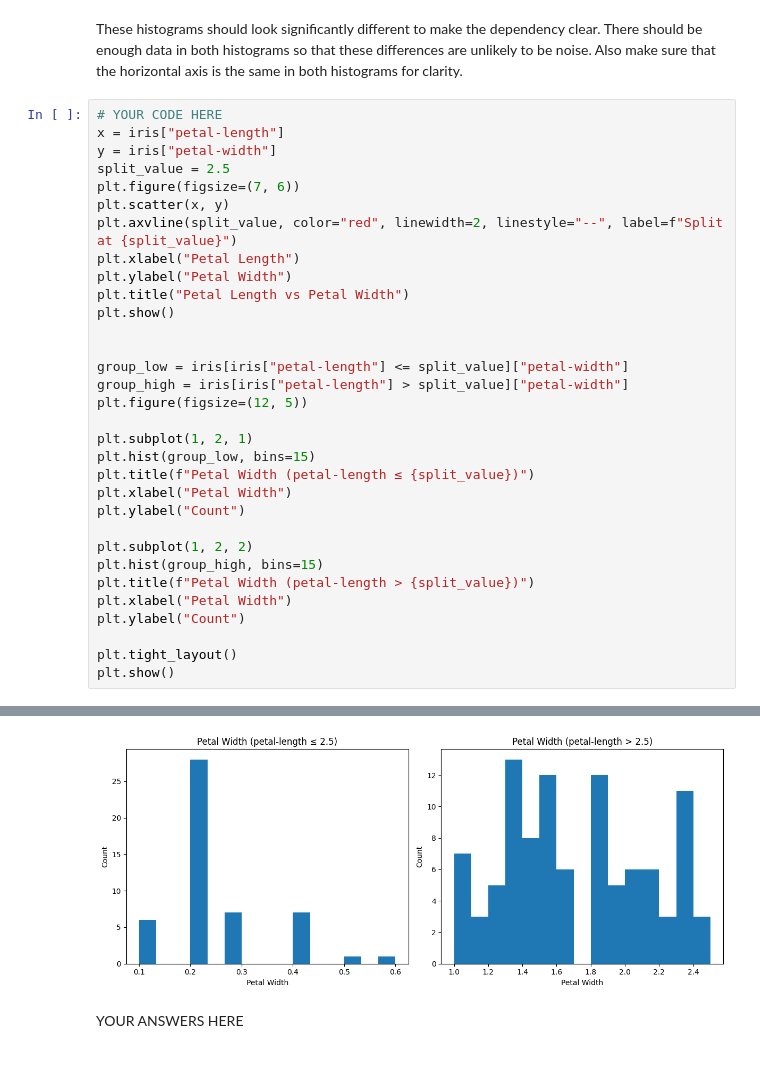
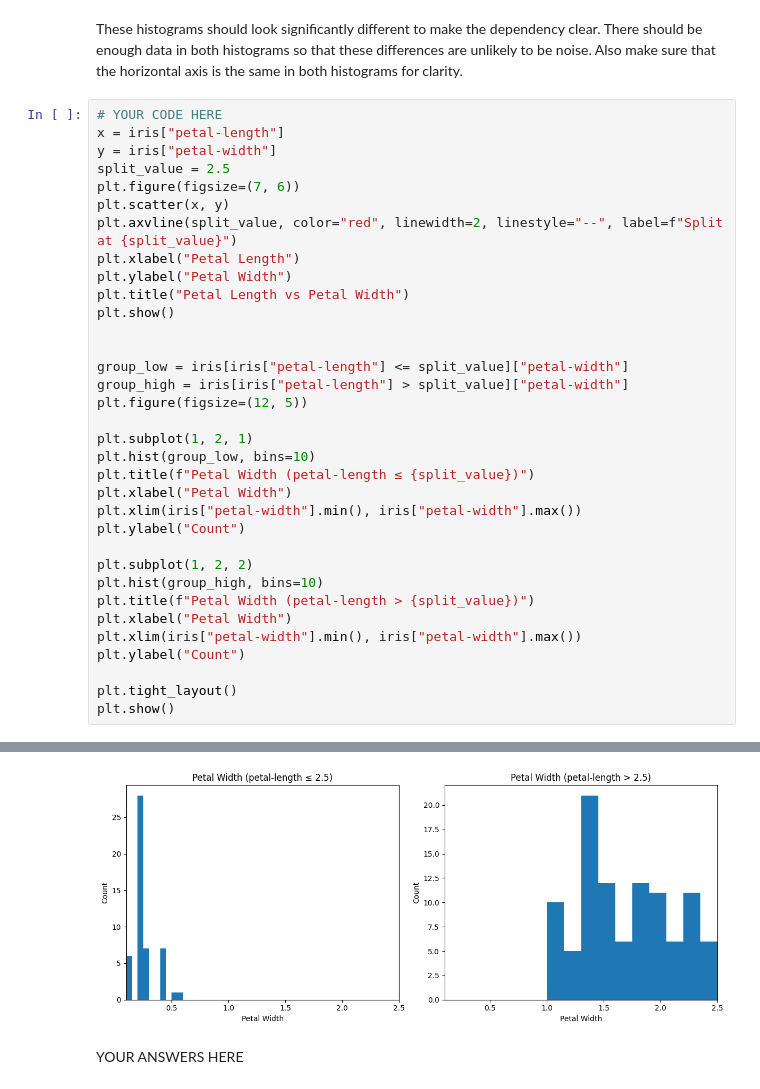
Before and after one commit to TcheungBU/dx601-final-project, a Jupyter notebook: project.ipynb, the cells around one changed output, grey strips where cells are left out. Cells and saved outputs as stored; diff of their text form.

```diff
--- a/project.ipynb
+++ b/project.ipynb
@@ -298,36 +298,38 @@ Also make sure that the horizontal axis is the same in both histograms for clari
 x = iris["petal-length"]
 y = iris["petal-width"]
 split_value = 2.5
 plt.figure(figsize=(7, 6))
 plt.scatter(x, y)
 plt.axvline(split_value, color="red", linewidth=2, linestyle="--", label=f"Split at {split_value}")
 plt.xlabel("Petal Length")
 plt.ylabel("Petal Width")
 plt.title("Petal Length vs Petal Width")
 plt.show()
 
 
 group_low = iris[iris["petal-length"] <= split_value]["petal-width"]
 group_high = iris[iris["petal-length"] > split_value]["petal-width"]
 plt.figure(figsize=(12, 5))
 
 plt.subplot(1, 2, 1)
-plt.hist(group_low, bins=15)
+plt.hist(group_low, bins=10)
 plt.title(f"Petal Width (petal-length ≤ {split_value})")
 plt.xlabel("Petal Width")
+plt.xlim(iris["petal-width"].min(), iris["petal-width"].max())
 plt.ylabel("Count")
 
 plt.subplot(1, 2, 2)
-plt.hist(group_high, bins=15)
+plt.hist(group_high, bins=10)
 plt.title(f"Petal Width (petal-length > {split_value})")
 plt.xlabel("Petal Width")
+plt.xlim(iris["petal-width"].min(), iris["petal-width"].max())
 plt.ylabel("Count")
 
 plt.tight_layout()
 plt.show()
 # %% [output]
 [figure]
-[figure, old version]
+[figure, new version]
 # %% [markdown]
 YOUR ANSWERS HERE
 # %% [markdown]
```
